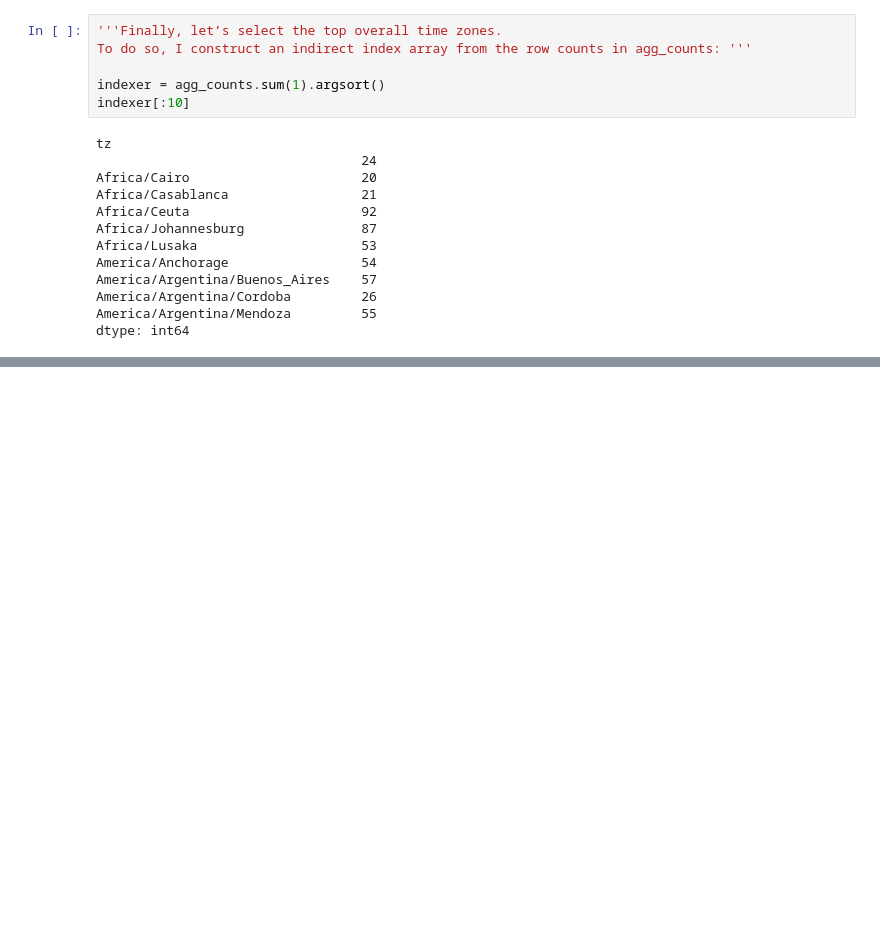
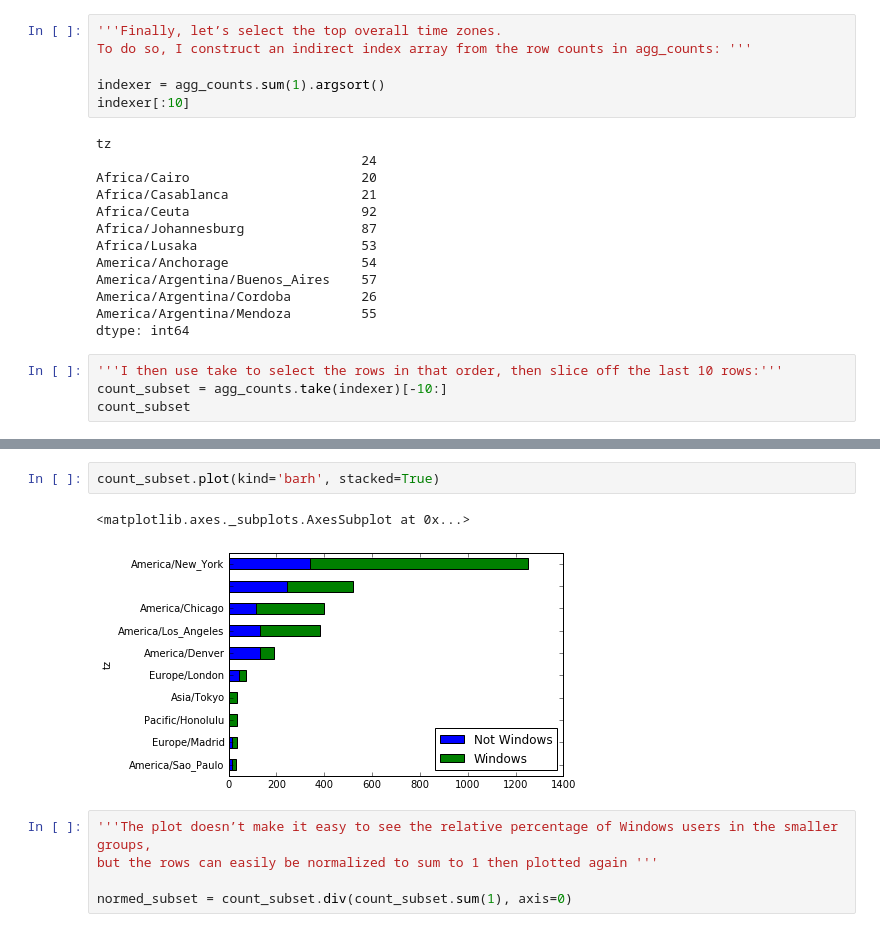
Before and after one commit to pramud/Learning-Data-Science, a Jupyter notebook: python/Python for Data Analysis- usagov_bitly_data.ipynb, the cells around one changed output, grey strips where cells are left out. Drawn from its saved outputs; the diff is of its cells as text; blank space fills up the shorter version.

```diff
--- a/python/Python for Data Analysis.ipynb
+++ b/python/Python for Data Analysis- usagov_bitly_data.ipynb
@@ -286,3 +286,7 @@ America/Argentina/Buenos_Aires    57
 America/Argentina/Cordoba         26
 America/Argentina/Mendoza         55
 dtype: int64
+# %%
+'''I then use take to select the rows in that order, then slice off the last 10 rows:'''
+count_subset = agg_counts.take(indexer)[-10:]
+count_subset
@@ -288,0 +306,10 @@ dtype: int64
+# %%
+count_subset.plot(kind='barh', stacked=True)
+# %% [output]
+<matplotlib.axes._subplots.AxesSubplot at 0x...>
+[figure, added]
+# %%
+'''The plot doesn’t make it easy to see the relative percentage of Windows users in the smaller groups,
+but the rows can easily be normalized to sum to 1 then plotted again '''
+
+normed_subset = count_subset.div(count_subset.sum(1), axis=0)
```
Also changed, not shown: parts of 1 cell of this notebook.
